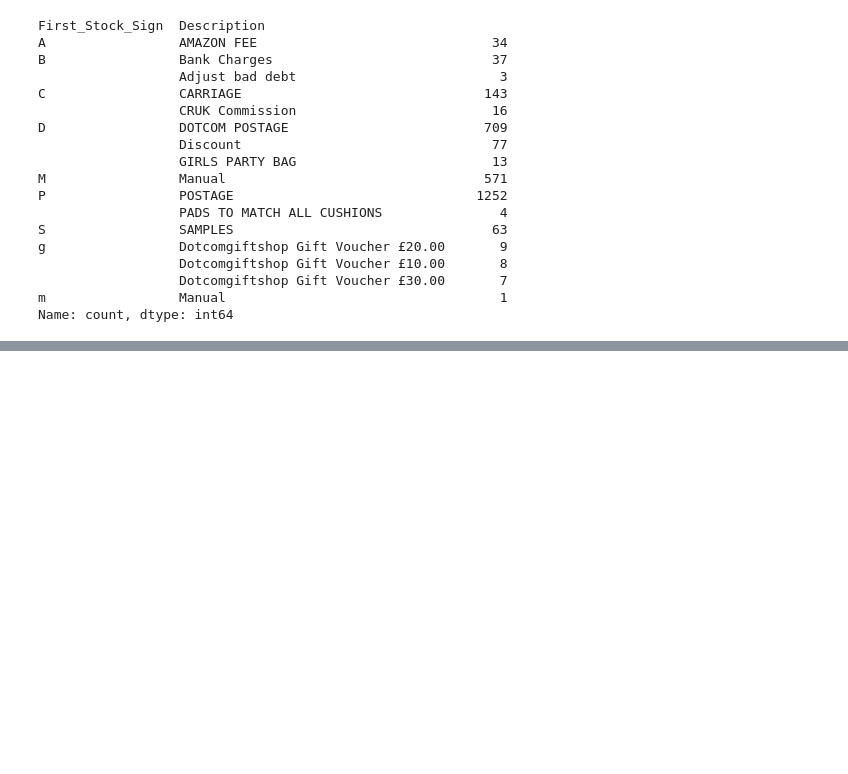
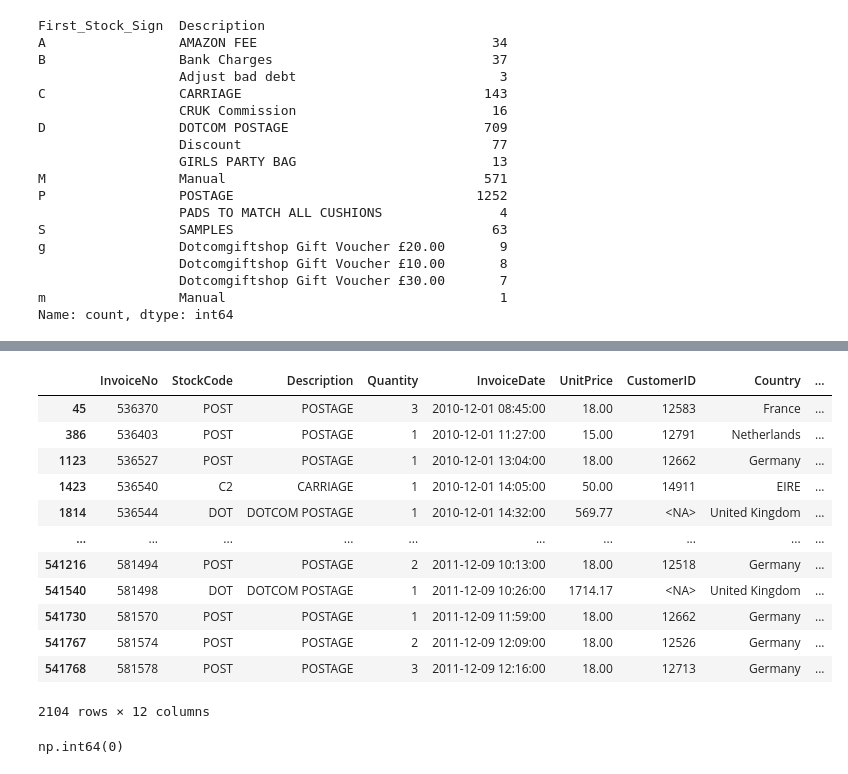
Before and after one commit to paulinaromanczuk/BD_AWDP_S1, a Jupyter notebook: online_retail_EDA.ipynb, the cells around one changed output, grey strips where cells are left out. Drawn from its saved outputs; the diff is of its cells as text; code cells hidden in the pictures; blank space fills up the shorter version.

Commit message:
postage analysis

```diff
--- a/online_retail_EDA.ipynb
+++ b/online_retail_EDA.ipynb
@@ -421,0 +424,5 @@ Name: count, dtype: int64
+# %%
+##regex
+#^ → początek stringa
+#\d+ → jedna lub więcej cyfr
+df['StockCode_Base'] = df['StockCode'].str.extract(r'^(\d+)')
@@ -421,0 +485,21 @@ Name: count, dtype: int64
+# %%
+df.query('Description == "DOTCOM POSTAGE" or Description == "POSTAGE" or Description == "CARRIAGE"')
+# %% [output]
+|  | InvoiceNo | StockCode | Description | Quantity | InvoiceDate | UnitPrice | CustomerID | Country | ... |
+| 45 | 536370 | POST | POSTAGE | 3 | 2010-12-01 08:45:00 | 18.00 | 12583 | France | ... |
+| 386 | 536403 | POST | POSTAGE | 1 | 2010-12-01 11:27:00 | 15.00 | 12791 | Netherlands | ... |
+| 1123 | 536527 | POST | POSTAGE | 1 | 2010-12-01 13:04:00 | 18.00 | 12662 | Germany | ... |
+| 1423 | 536540 | C2 | CARRIAGE | 1 | 2010-12-01 14:05:00 | 50.00 | 14911 | EIRE | ... |
+| 1814 | 536544 | DOT | DOTCOM POSTAGE | 1 | 2010-12-01 14:32:00 | 569.77 | <NA> | United Kingdom | ... |
+| ... | ... | ... | ... | ... | ... | ... | ... | ... | ... |
+| 541216 | 581494 | POST | POSTAGE | 2 | 2011-12-09 10:13:00 | 18.00 | 12518 | Germany | ... |
+| 541540 | 581498 | DOT | DOTCOM POSTAGE | 1 | 2011-12-09 10:26:00 | 1714.17 | <NA> | United Kingdom | ... |
+| 541730 | 581570 | POST | POSTAGE | 1 | 2011-12-09 11:59:00 | 18.00 | 12662 | Germany | ... |
+| 541767 | 581574 | POST | POSTAGE | 2 | 2011-12-09 12:09:00 | 18.00 | 12526 | Germany | ... |
+| 541768 | 581578 | POST | POSTAGE | 3 | 2011-12-09 12:16:00 | 18.00 | 12713 | Germany | ... |
+2104 rows × 12 columns
+# %%
+df_postage = df.query('Description in ["DOTCOM POSTAGE","POSTAGE","CARRIAGE"]')
+df_postage['CustomerID'].isna().sum()
+# %% [output]
+np.int64(0)
```
Also changed, not shown: parts of 8 cells of this notebook.
